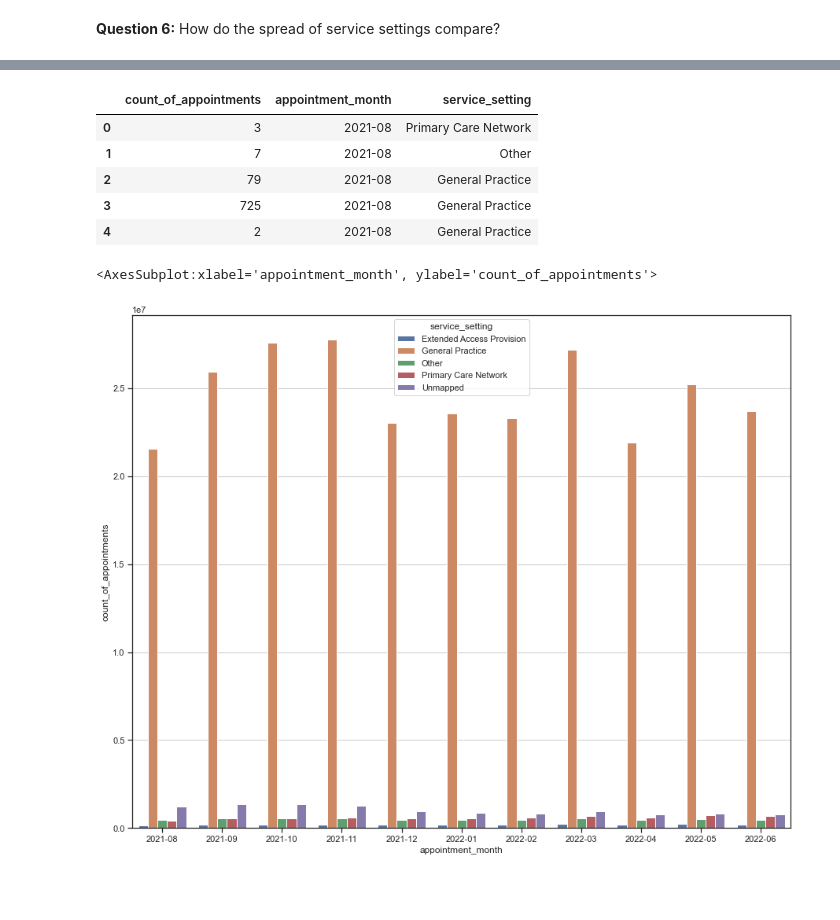
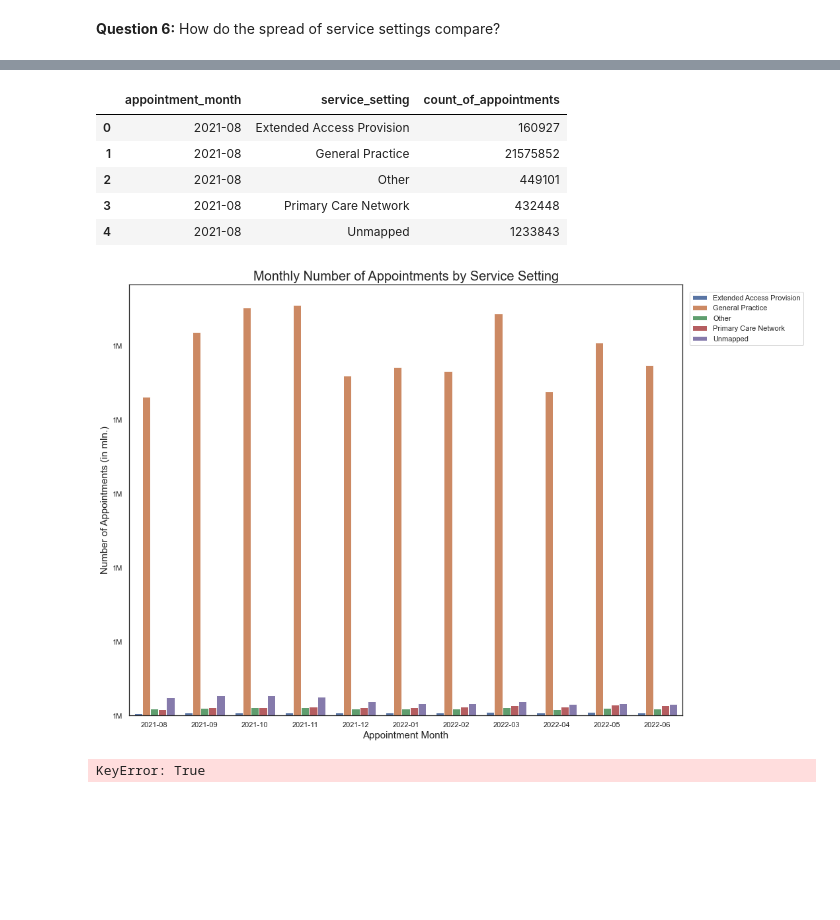
Before and after one commit to irina2621/LSE_DA_NHS_analysis, a Jupyter notebook: Assignement_v1.ipynb, the cells around one changed output, grey strips where cells are left out. Cells and saved outputs as stored; diff of their text form; code cells hidden in the pictures; blank space fills up the shorter version.

```diff
--- a/Assignement_v1.ipynb
+++ b/Assignement_v1.ipynb
@@ -1072,11 +1146,14 @@ ar_agg
 # %%
 # Plot sum of count of monthly visits.
 # Convert the appointment_month to string data type for ease of visualisation.
-ar_agg['appointment_month'] = ar_agg['appointment_month'].astype("string")
+ar_df['appointment_month'] = ar_df['appointment_month'].astype("string")
 
 # Create a lineplot with Seaborn.
-b=sns.lineplot(x='appointment_month', y='count_of_appointments', data=ar_agg)
+b=sns.lineplot(x='appointment_month', y='count_of_appointments', data=ar_df)
 b.set_xlabel('Appointment Month', fontsize=15)
-b.set_ylabel('Number of Appointments', fontsize=15)
+b.set_ylabel('Number of Appointments (in mln.)', fontsize=15)
 b.set_title("Number of Appointments Monthly", fontsize=20)
+ylabels = ['{:,.0f}'.format(y) + 'M' for y in b.get_yticks()/1000000]
+b.set_yticklabels(ylabels)
+i=0
 # %% [output]
@@ -1130,11 +1237,18 @@ Text(0.5, 1.0, 'Monthly Number of Appointments by Mode')
 # %% [markdown]
 **Question 5:** Are there any trends in time between booking an appointment?
 # %%
+# Create a subset to answer the question by using monthly grouping.
+ar_time = ar_agg \
+ .groupby(['appointment_month', 'time_between_book_and_appointment'])[['count_of_appointments']] \
+ .sum() \
+ .reset_index()
+
 # Create a line plot to answer the question.
-# Create a line plot to answer the question.
-b=sns.lineplot(x='appointment_month', y='count_of_appointments', hue='time_between_book_and_appointment', data=ar, ci=None)
+b=sns.lineplot(x='appointment_month', y='count_of_appointments',
+               hue='time_between_book_and_appointment', data=ar_time, ci=None, linewidth=2)
 b.set_xlabel('Appointment Month', fontsize=15)
-b.set_ylabel('Monthly Average of Appointments', fontsize=15)
-b.set_title("Monthly Number of Appointments by Status", fontsize=20)
-plt.legend(bbox_to_anchor=(1, 1), loc='upper left', borderaxespad=0)
+b.set_ylabel('Number of Appointments (in mln.)', fontsize=15)
+b.set_title("Monthly Number of Appointments by Time Between Booking and Appointment", fontsize=20)
+plt.legend(bbox_to_anchor=(1, 1), loc='upper left', borderaxespad=1)
+i=0
 # %% [output]
@@ -1155,25 +1268,45 @@ nc_ss.head()
 # %%
 # Create a new DataFrame consisting of the month of appointment and the number of appointments.
-nc_new = nc[['count_of_appointments', 'appointment_month', 'service_setting']]
+nc_new = nc \
+ .groupby(['appointment_month', 'service_setting'])[['count_of_appointments']] \
+ .sum() \
+ .reset_index()
+
 # View the DataFrame.
 nc_new.head()
 # %% [output]
-|  | count_of_appointments | appointment_month | service_setting |
-| 0 | 3 | 2021-08 | Primary Care Network |
-| 1 | 7 | 2021-08 | Other |
-| 2 | 79 | 2021-08 | General Practice |
-| 3 | 725 | 2021-08 | General Practice |
-| 4 | 2 | 2021-08 | General Practice |
+|  | appointment_month | service_setting | count_of_appointments |
+| 0 | 2021-08 | Extended Access Provision | 160927 |
+| 1 | 2021-08 | General Practice | 21575852 |
+| 2 | 2021-08 | Other | 449101 |
+| 3 | 2021-08 | Primary Care Network | 432448 |
+| 4 | 2021-08 | Unmapped | 1233843 |
 # %%
 # Create a boxplot to investigate spread of service settings.
-sns.barplot(data=nc_ss, x='appointment_month', y='count_of_appointments', hue='service_setting', dodge=True)
+graph = sns.barplot(data=nc_new, x='appointment_month', y='count_of_appointments',
+            hue='service_setting', dodge=True)
+
+graph.set_xlabel('Appointment Month', fontsize=15)
+graph.set_ylabel('Number of Appointments (in mln.)', fontsize=15)
+graph.set_title("Monthly Number of Appointments by Service Setting", fontsize=20)
+plt.legend(bbox_to_anchor=(1, 1), loc='upper left', borderaxespad=1)
+ylabels = ['{:,.0f}'.format(y) + 'M' for y in b.get_yticks()/1000000]
+graph.set_yticklabels(ylabels)
+i=0
 # %% [output]
-<AxesSubplot:xlabel='appointment_month', ylabel='count_of_appointments'>
-[figure, old version]
+[figure, new version]
 # %%
 # Create a boxplot to investigate the service settings without GP.
+nc_ex = nc[['service_setting'] != "General Practice"] \
+    .groupby(['appointment_month', 'service_setting'])[['count_of_appointments']] \
+    .sum() \
+    .reset_index()
+nc_ex
 
-sns.barplot(data=nc_ss, x='appointment_month', y='count_of_appointments', hue='service_setting')
+#graph = sns.barplot(data=nc_exgp, x='appointment_month', y='count_of_appointments',
+ #           hue='service_setting', dodge=True)
+# %% [output]
+KeyError: True
 # %% [markdown]
 #
 # %% [markdown]
```
Also changed, not shown: parts of 39 cells of this notebook.
